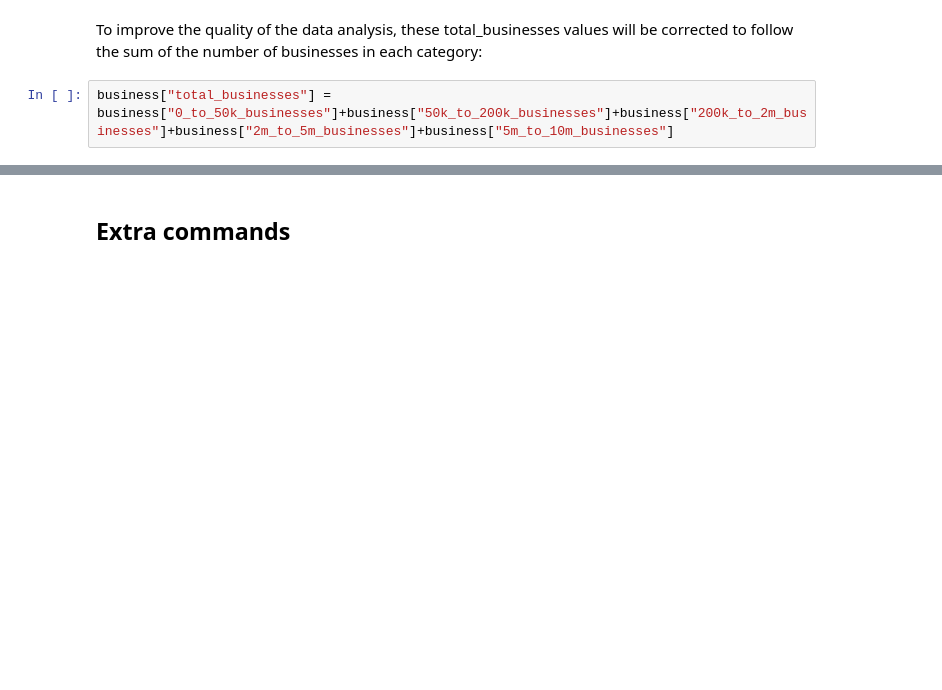
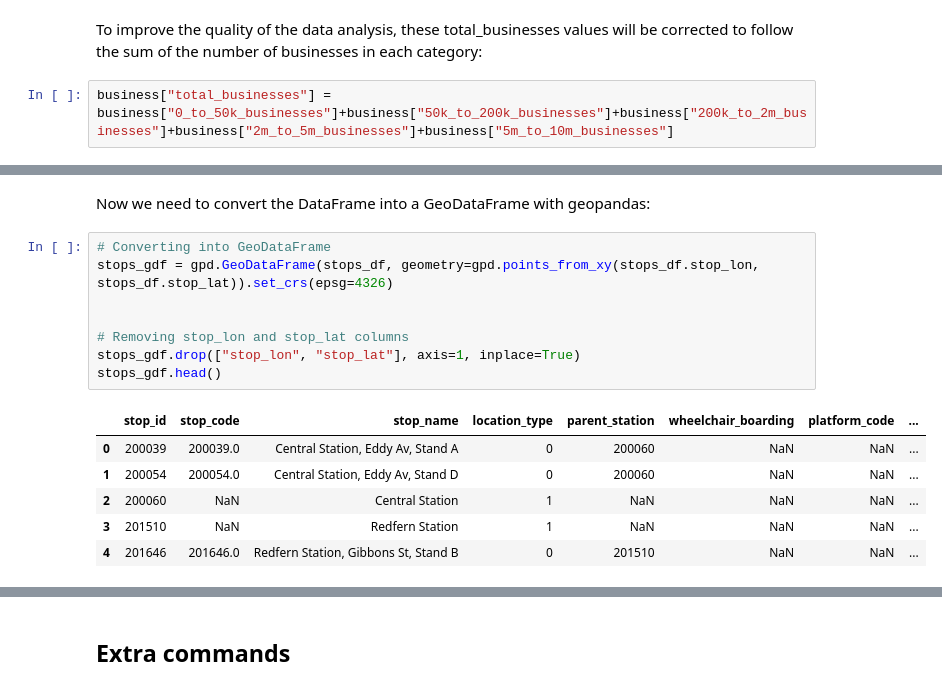
Before and after one commit to FixItChris/DATA2901, a Jupyter notebook: Report.ipynb, the cells around one changed output, grey strips where cells are left out. Drawn from its saved outputs; the diff is of its cells as text; blank space fills up the shorter version.

```diff
--- a/Report.ipynb
+++ b/Report.ipynb
@@ -163,0 +212,17 @@ conn.execute(sql);
+# %% [markdown]
+Now we need to convert the DataFrame into a GeoDataFrame with geopandas:
+# %%
+# Converting into GeoDataFrame
+stops_gdf = gpd.GeoDataFrame(stops_df, geometry=gpd.points_from_xy(stops_df.stop_lon, stops_df.stop_lat)).set_crs(epsg=4326)
+
+
+# Removing stop_lon and stop_lat columns
+stops_gdf.drop(["stop_lon", "stop_lat"], axis=1, inplace=True)
+stops_gdf.head()
+# %% [output]
+|  | stop_id | stop_code | stop_name | location_type | parent_station | wheelchair_boarding | platform_code | ... |
+| 0 | 200039 | 200039.0 | Central Station, Eddy Av, Stand A | 0 | 200060 | NaN | NaN | ... |
+| 1 | 200054 | 200054.0 | Central Station, Eddy Av, Stand D | 0 | 200060 | NaN | NaN | ... |
+| 2 | 200060 | NaN | Central Station | 1 | NaN | NaN | NaN | ... |
+| 3 | 201510 | NaN | Redfern Station | 1 | NaN | NaN | NaN | ... |
+| 4 | 201646 | 201646.0 | Redfern Station, Gibbons St, Stand B | 0 | 201510 | NaN | NaN | ... |
```
Also changed, not shown: parts of 21 cells of this notebook, 20 other files.
